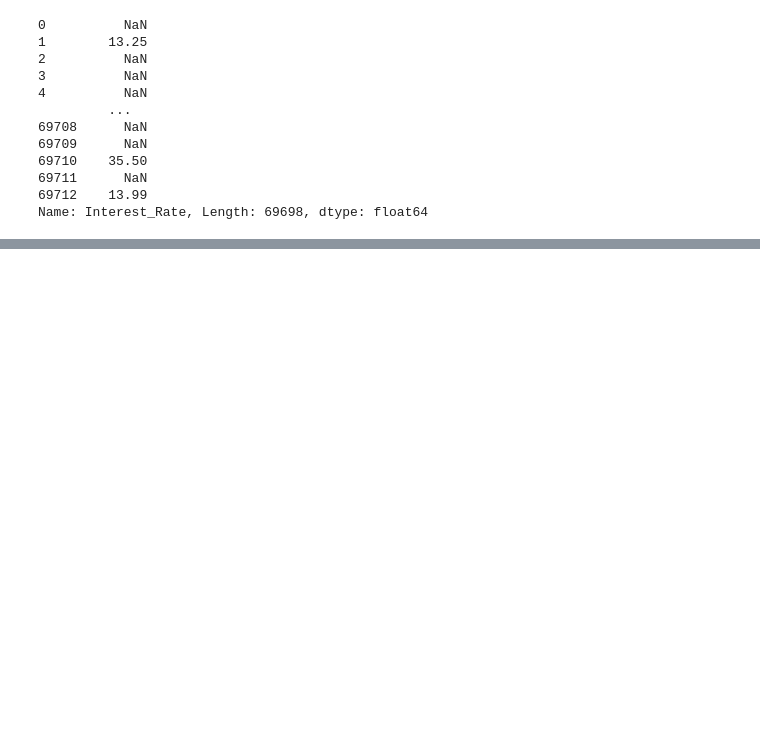
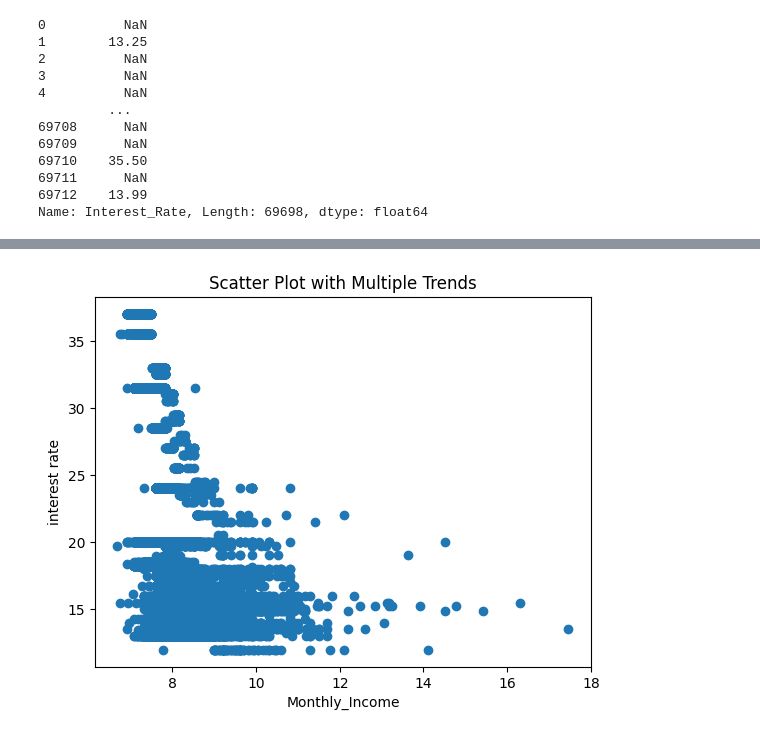
Before and after one commit to tomwillcode/9th_wave_cantek, a Jupyter notebook: Bank_Marketing_Analysis.ipynb, the cells around one changed output, grey strips where cells are left out. Saved outputs shown, nothing was run; the diff lists cells and outputs as text; code cells hidden in the pictures; blank space fills up the shorter version.

```diff
--- a/Bank_Marketing_Analysis.ipynb
+++ b/Bank_Marketing_Analysis.ipynb
@@ -669,0 +662,13 @@ The RFR seems to have potentially overfit the data, a wide range of values
+# %%
+plt.scatter(np.where(df['Monthly_Income'] != 0,np.log(df['Monthly_Income']),-3), df['Interest_Rate'])
+
+# Customize the plot
+plt.xlabel('Monthly_Income')
+plt.ylabel('interest rate')
+plt.title('Scatter Plot with Multiple Trends')
+
+
+# Show the plot
+plt.show()
+# %% [output]
+[figure, added]
```
Also changed, not shown: parts of 30 cells of this notebook.
